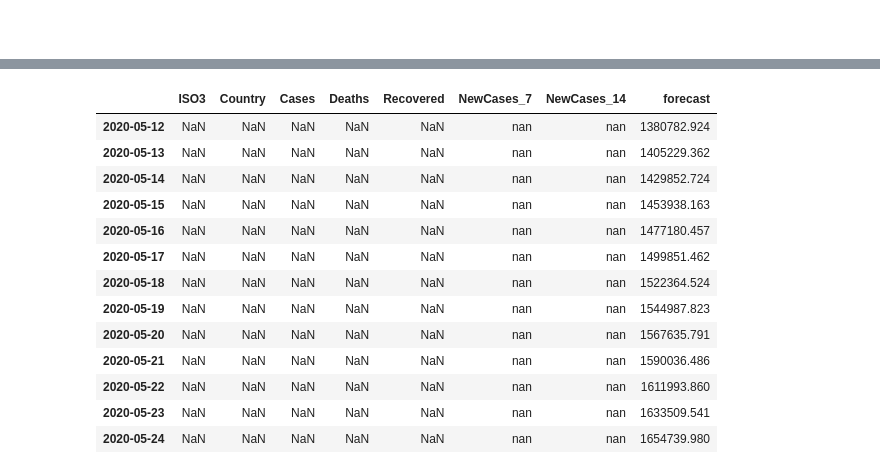
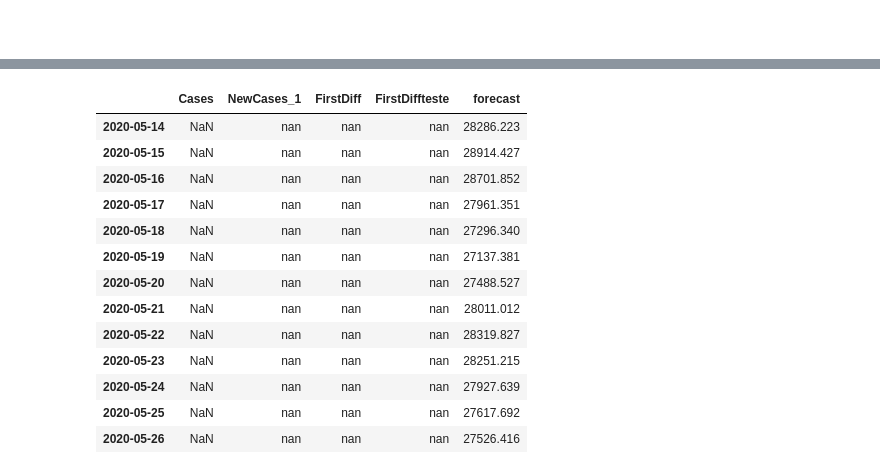
Before and after one commit to JoshuaFarmerATX/ehaarmanny_ML_App, a Jupyter notebook: Notebooks/Dani_ARIMA.ipynb, the cells around one changed output, grey strips where cells are left out. Saved outputs shown, nothing was run; the diff lists cells and outputs as text; code cells hidden in the pictures.

```diff
--- a/Notebooks/Dani_ARIMA.ipynb
+++ b/Notebooks/Dani_ARIMA.ipynb
@@ -147,5 +219,7 @@ Roots
+# %%
+future_df=pd.concat([df,future_datest_df])
 # %%
-dataset['forecast']=model_fit.predict(start=30,end=115,dynamic=True)
-dataset[['Cases','forecast']].plot(figsize=(12,8))
+future_df['forecast'] = model_fit.predict(start = 30, end = 120, dynamic= True)
+future_df[['NewCases_1', 'forecast']].plot(figsize=(12, 8))
 # %% [output]
 <matplotlib.axes._subplots.AxesSubplot at 0x...>
@@ -174,6 +226,0 @@ future_datest_df.tail()
-# %%
-future_df=pd.concat([dataset,future_datest_df])
-# %%
-future_df['forecast'] = results.predict(start = 50, end = 114, dynamic= True)
-
-future_df[['Cases', 'forecast']].plot(figsize=(12, 8))
@@ -203,18 +247,18 @@ future_df.tail(20)
 # %%
-future_df[future_df['forecast'].notnull() & (future_df['Cases'].isnull())]
+future_df[future_df['forecast'].notnull() & (future_df['NewCases_1'].isnull())]
 # %% [output]
-|  | ISO3 | Country | Cases | Deaths | Recovered | NewCases_7 | NewCases_14 | forecast |
-| 2020-05-12 | NaN | NaN | NaN | NaN | NaN | nan | nan | 1380782.924 |
-| 2020-05-13 | NaN | NaN | NaN | NaN | NaN | nan | nan | 1405229.362 |
-| 2020-05-14 | NaN | NaN | NaN | NaN | NaN | nan | nan | 1429852.724 |
-| 2020-05-15 | NaN | NaN | NaN | NaN | NaN | nan | nan | 1453938.163 |
-| 2020-05-16 | NaN | NaN | NaN | NaN | NaN | nan | nan | 1477180.457 |
-| 2020-05-17 | NaN | NaN | NaN | NaN | NaN | nan | nan | 1499851.462 |
-| 2020-05-18 | NaN | NaN | NaN | NaN | NaN | nan | nan | 1522364.524 |
-| 2020-05-19 | NaN | NaN | NaN | NaN | NaN | nan | nan | 1544987.823 |
-| 2020-05-20 | NaN | NaN | NaN | NaN | NaN | nan | nan | 1567635.791 |
-| 2020-05-21 | NaN | NaN | NaN | NaN | NaN | nan | nan | 1590036.486 |
-| 2020-05-22 | NaN | NaN | NaN | NaN | NaN | nan | nan | 1611993.860 |
-| 2020-05-23 | NaN | NaN | NaN | NaN | NaN | nan | nan | 1633509.541 |
-| 2020-05-24 | NaN | NaN | NaN | NaN | NaN | nan | nan | 1654739.980 |
+|  | Cases | NewCases_1 | FirstDiff | FirstDiffteste | forecast |
+| 2020-05-14 | NaN | nan | nan | nan | 28286.223 |
+| 2020-05-15 | NaN | nan | nan | nan | 28914.427 |
+| 2020-05-16 | NaN | nan | nan | nan | 28701.852 |
+| 2020-05-17 | NaN | nan | nan | nan | 27961.351 |
+| 2020-05-18 | NaN | nan | nan | nan | 27296.340 |
+| 2020-05-19 | NaN | nan | nan | nan | 27137.381 |
+| 2020-05-20 | NaN | nan | nan | nan | 27488.527 |
+| 2020-05-21 | NaN | nan | nan | nan | 28011.012 |
+| 2020-05-22 | NaN | nan | nan | nan | 28319.827 |
+| 2020-05-23 | NaN | nan | nan | nan | 28251.215 |
+| 2020-05-24 | NaN | nan | nan | nan | 27927.639 |
+| 2020-05-25 | NaN | nan | nan | nan | 27617.692 |
+| 2020-05-26 | NaN | nan | nan | nan | 27526.416 |
 # %%
```
Also changed, not shown: parts of 50 cells of this notebook.
